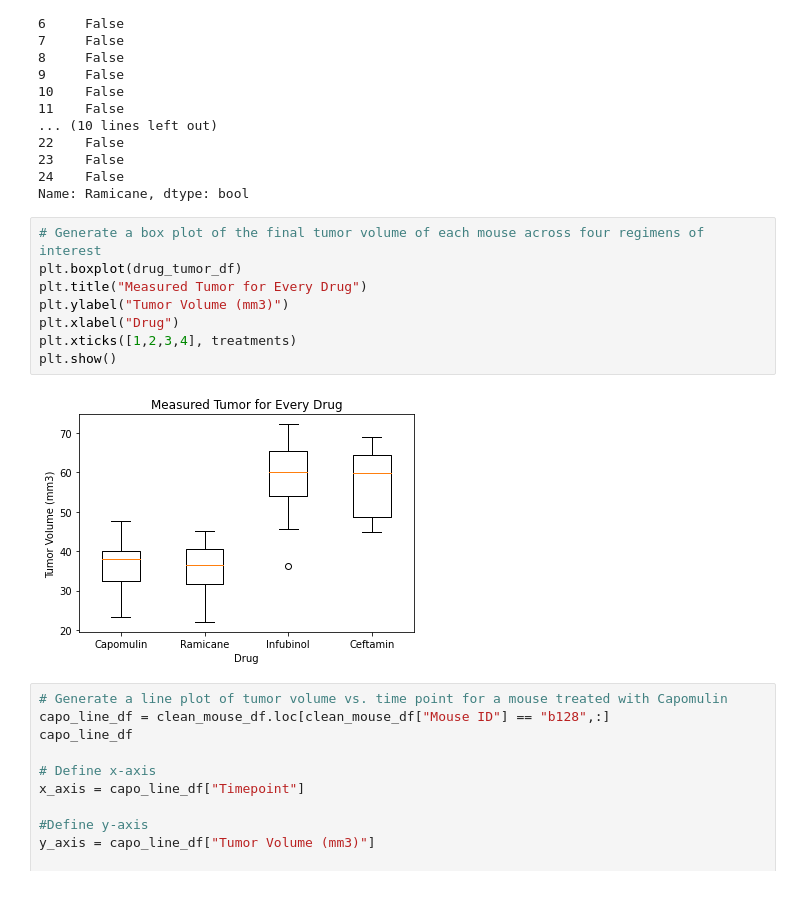
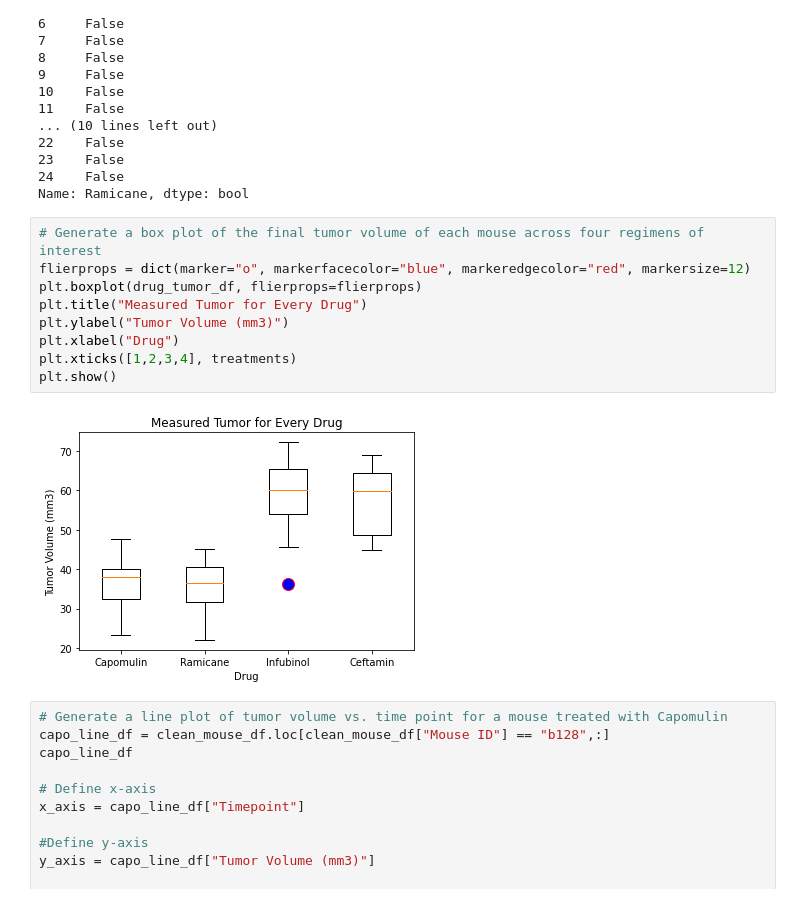
Before and after one commit to djdolejsi/matplotlib-challenge, a Jupyter notebook: Pymaceuticals/Pymaceutical.ipynb, the cells around one changed output. Saved outputs shown, nothing was run; the diff lists cells and outputs as text.

```diff
--- a/Pymaceuticals/Pymaceutical.ipynb
+++ b/Pymaceuticals/Pymaceutical.ipynb
@@ -402,14 +384,15 @@ lo_outliers_rami
 Name: Ramicane, dtype: bool
 # %%
 # Generate a box plot of the final tumor volume of each mouse across four regimens of interest
-plt.boxplot(drug_tumor_df)
+flierprops = dict(marker="o", markerfacecolor="blue", markeredgecolor="red", markersize=12)
+plt.boxplot(drug_tumor_df, flierprops=flierprops)
 plt.title("Measured Tumor for Every Drug")
 plt.ylabel("Tumor Volume (mm3)")
 plt.xlabel("Drug")
 plt.xticks([1,2,3,4], treatments)
 plt.show()
 # %% [output]
-[figure, old version]
+[figure, new version]
 # %%
 # Generate a line plot of tumor volume vs. time point for a mouse treated with Capomulin
 capo_line_df = clean_mouse_df.loc[clean_mouse_df["Mouse ID"] == "b128",:]
```
Also changed, not shown: parts of 1 cell of this notebook.
